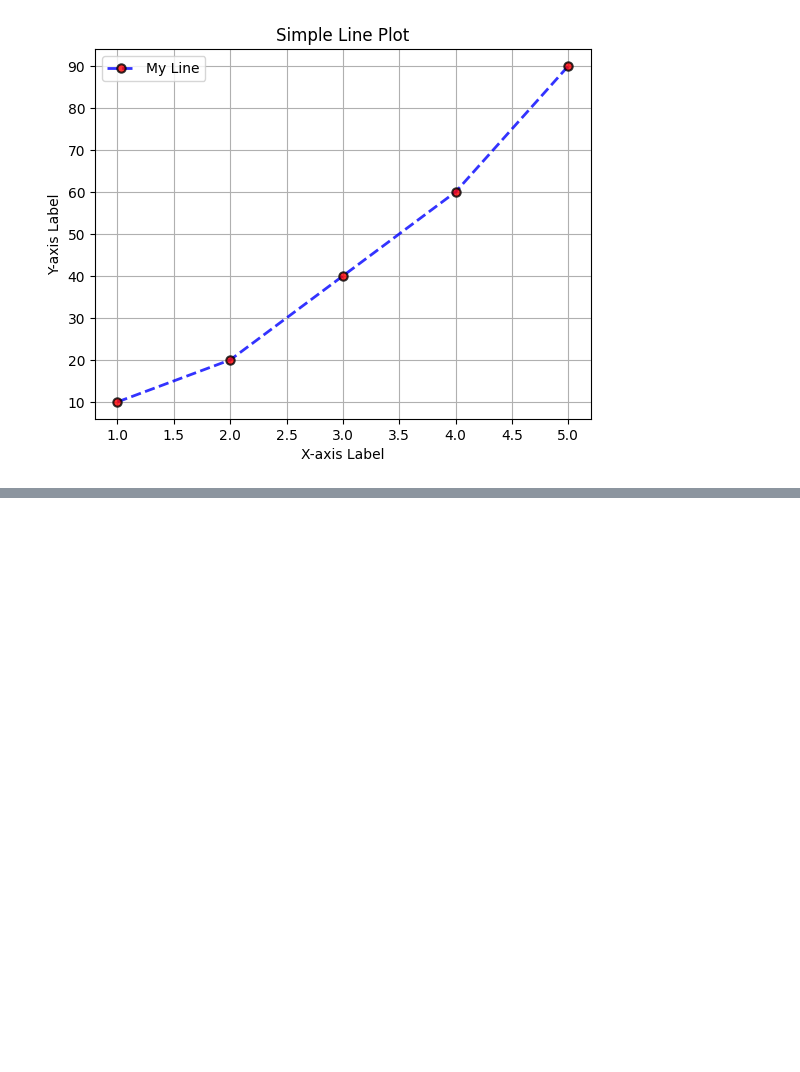
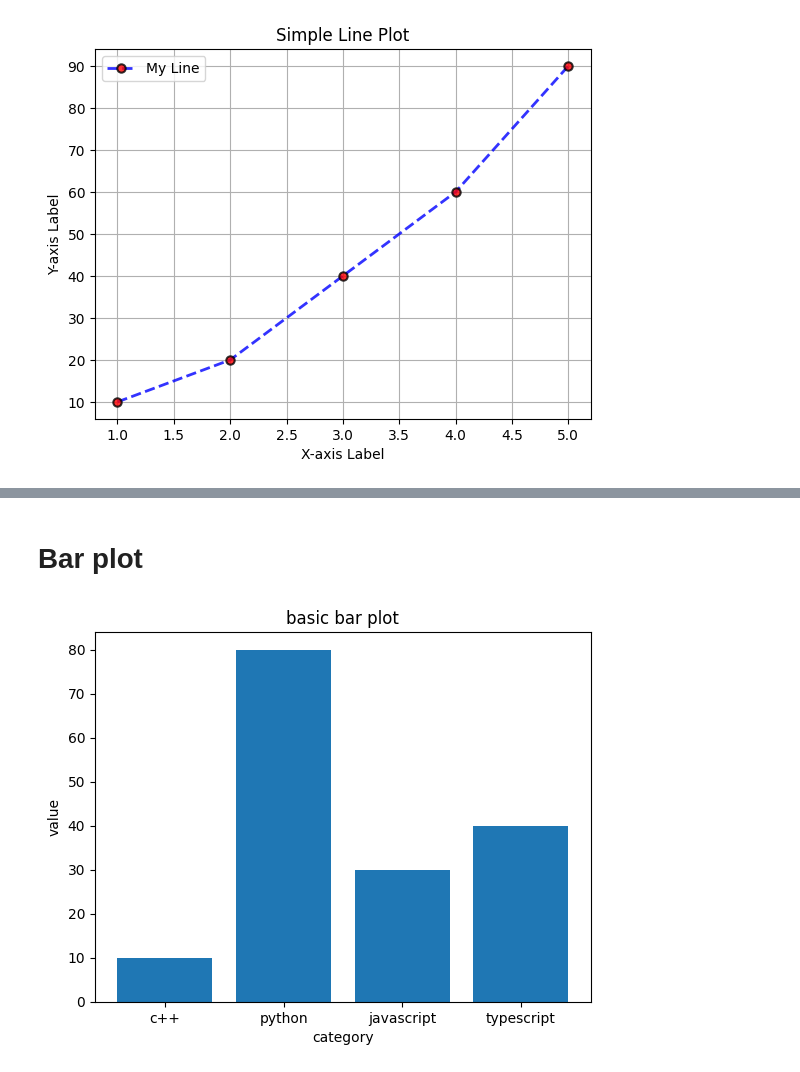
Before and after one commit to keshav2603/matplotlib-basic, a Jupyter notebook: first.ipynb, the cells around one changed output, grey strips where cells are left out. Cells and saved outputs as stored; diff of their text form; code cells hidden in the pictures; blank space fills up the shorter version.

```diff
--- a/first.ipynb
+++ b/first.ipynb
@@ -66,0 +114,12 @@ plt.show()
+# %% [markdown]
+# Bar plot
+# %%
+x=["c++", "python", "javascript", "typescript"]
+y=[10,80,30,40]
+plt.bar(x,y)
+plt.title("basic bar plot")
+plt.xlabel("category")
+plt.ylabel("value")
+plt.show()
+# %% [output]
+[figure, added]
```
Also changed, not shown: parts of 15 cells of this notebook.
